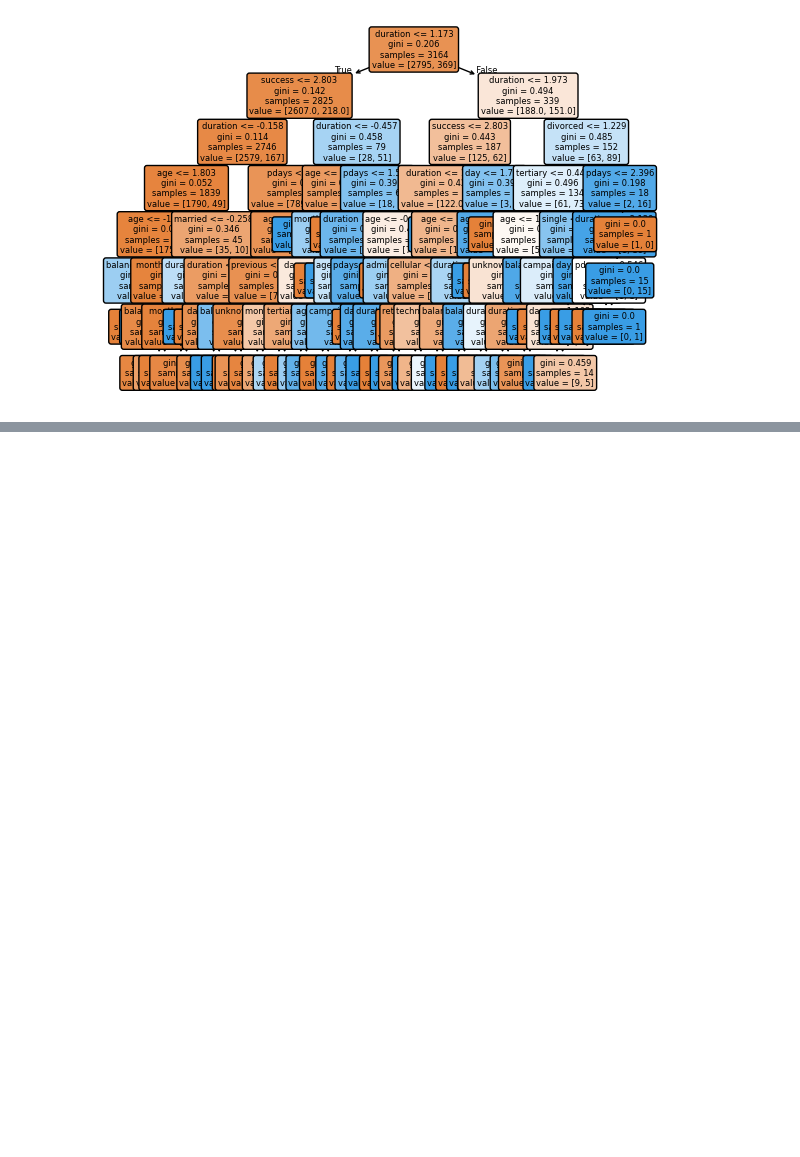
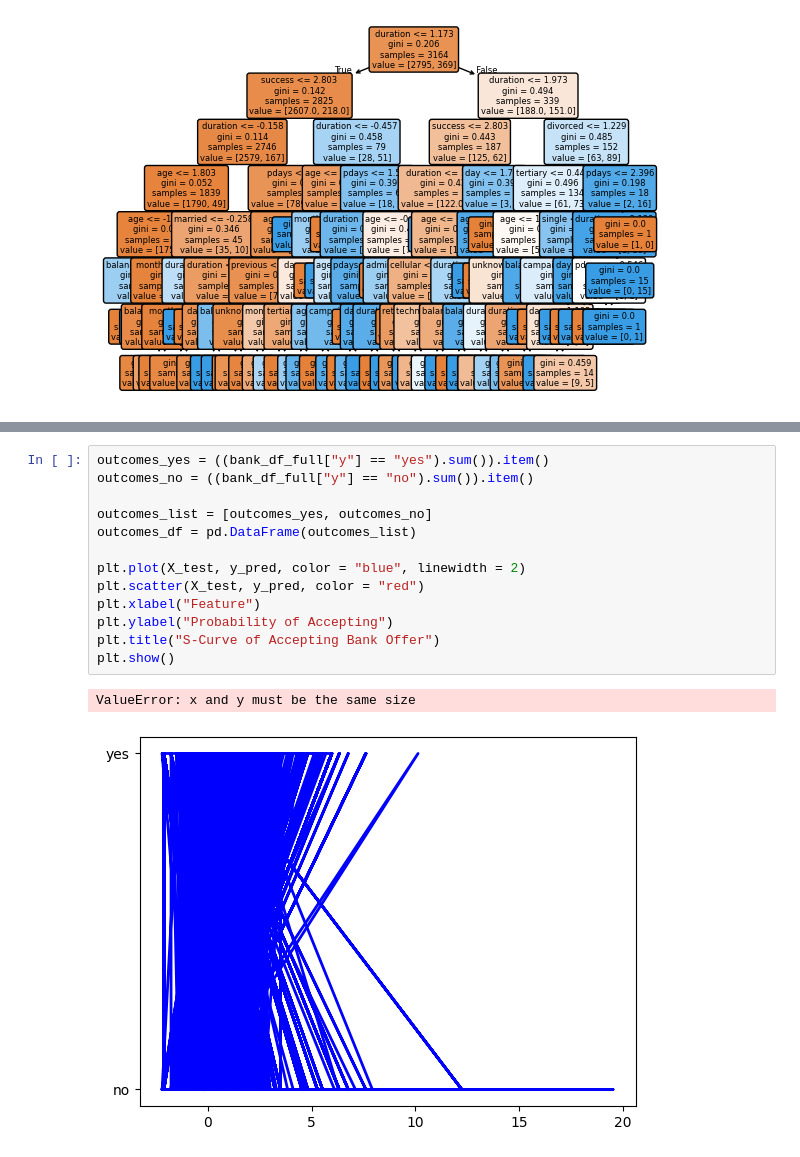
Before and after one commit to tsdandekar24/final_project, a Jupyter notebook: ml_and_visuals.ipynb, the cells around one changed output, grey strips where cells are left out. Drawn from its saved outputs; the diff is of its cells as text; blank space fills up the shorter version.

```diff
--- a/ml_and_visuals.ipynb
+++ b/ml_and_visuals.ipynb
@@ -172,3 +168,19 @@ plt.yticks(fontsize=15)
   Text(0, 4000.0, '4000'),
   Text(0, 4500.0, '4500')])
 [figure]
+# %%
+outcomes_yes = ((bank_df_full["y"] == "yes").sum()).item()
+outcomes_no = ((bank_df_full["y"] == "no").sum()).item()
+
+outcomes_list = [outcomes_yes, outcomes_no]
+outcomes_df = pd.DataFrame(outcomes_list)
+
+plt.plot(X_test, y_pred, color = "blue", linewidth = 2)
+plt.scatter(X_test, y_pred, color = "red")
+plt.xlabel("Feature")
+plt.ylabel("Probability of Accepting")
+plt.title("S-Curve of Accepting Bank Offer")
+plt.show()
+# %% [output]
+ValueError: x and y must be the same size
+[figure, added]
```
Also changed, not shown: parts of 2 cells of this notebook, 2 other files.
